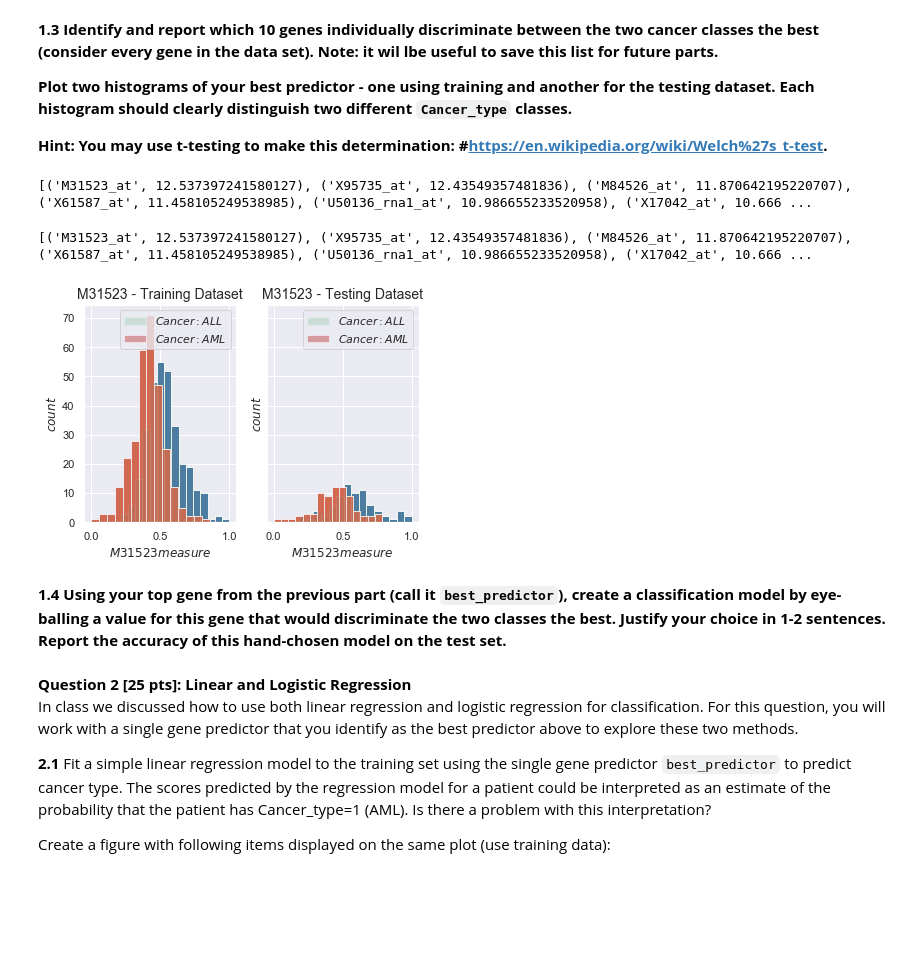
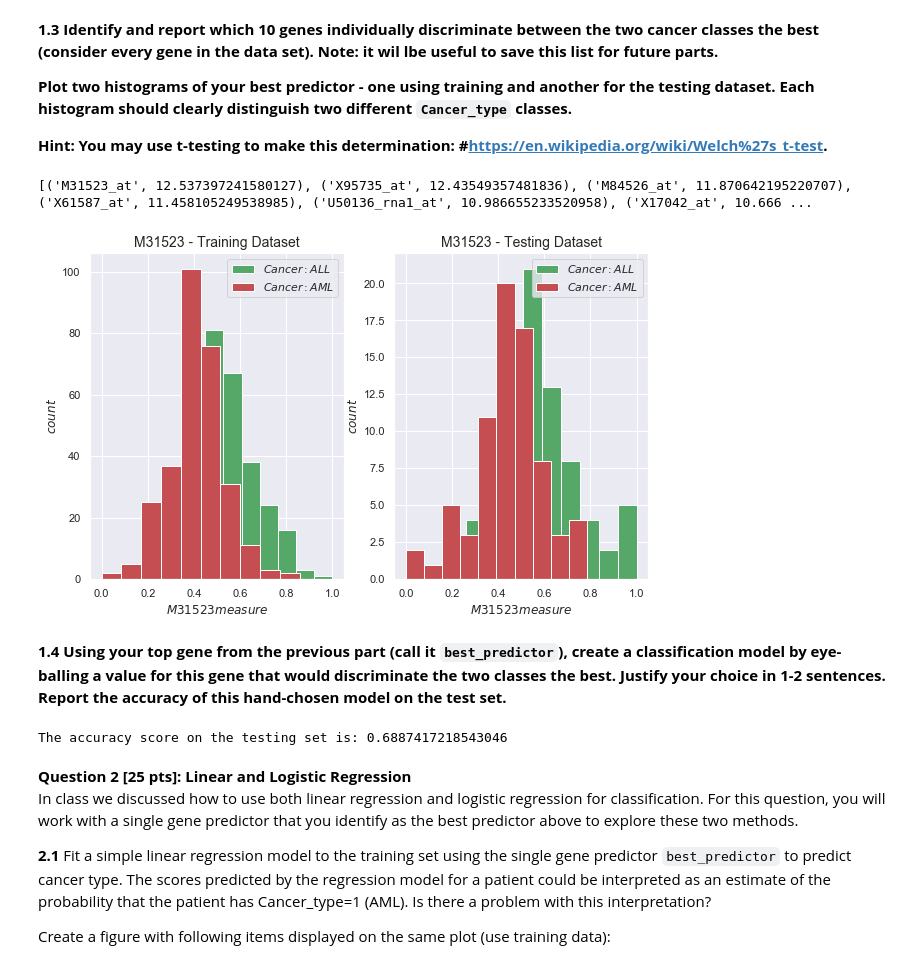
Before and after one commit to jadekessler3/2019-CS109A, a Jupyter notebook: content/homeworks/cs109a_hw4/cs109a_HW4.ipynb, the cells around one changed output. Drawn from its saved outputs; the diff is of its cells as text; code cells hidden in the pictures; blank space fills up the shorter version.

```diff
--- a/content/homeworks/cs109a_hw4/cs109a_HW4.ipynb
+++ b/content/homeworks/cs109a_hw4/cs109a_HW4.ipynb
@@ -147,7 +148,6 @@ The problem when p (predictors) > n (observations) in a classification model is
 
 **Hint: You may use t-testing to make this determination: #https://en.wikipedia.org/wiki/Welch%27s_t-test.**
 # %%
-#your code here
 ##identify and report which 10 genes individually discriminate between the two cancer classes the best
 
 #join the Cancer_type column (y_train) to the normalized X_train dataset
@@ -164,12 +164,12 @@ df_cancer_type_aml = df_cancer_type_aml.drop(columns = ['Cancer_type'])
 t_stat_results = {}
 
 for col in df_cancer_type_all:
-    #calculate mean, std, and n for each feature/gene
+    #calculate mean, std, and n for each feature/gene in class ALL
     mean_all = df_cancer_type_all[col].mean()
     std_all = df_cancer_type_all[col].std()
     count_all = df_cancer_type_all[col].count()
 
-    #calculate mean, std, and n for each feature/gene
+    #calculate mean, std, and n for each feature/gene in class AML
     mean_aml = df_cancer_type_aml[col].mean()
     std_aml = df_cancer_type_aml[col].std()
     count_aml = df_cancer_type_aml[col].count()
@@ -181,7 +181,4 @@ for col in df_cancer_type_all:
     t_stat_results[col] = t_stat
 
 sorted_t_stat_results = sorted(t_stat_results.items(), key=operator.itemgetter(1), reverse=True)
-print(sorted_t_stat_results)
-# %% [output]
-[('M31523_at', 12.537397241580127), ('X95735_at', 12.43549357481836), ('M84526_at', 11.870642195220707), ('X61587_at', 11.458105249538985), ('U50136_rna1_at', 10.986655233520958), ('X17042_at', 10.666 ...
 # %%
@@ -192,39 +188,38 @@ print(top_ten_genes)
 # %% [output]
 [('M31523_at', 12.537397241580127), ('X95735_at', 12.43549357481836), ('M84526_at', 11.870642195220707), ('X61587_at', 11.458105249538985), ('U50136_rna1_at', 10.986655233520958), ('X17042_at', 10.666 ...
 # %%
-#your code here
 ##plot histograms for best predictor M31523_at w/ t-stat = 12.537397241580127
-n_bins = 15;
+n_bins = 10;
 
-fig, axs = plt.subplots(1, 2, sharey=True);
+fig, axs = plt.subplots(1, 2, figsize=(10, 6));
 
 #plot training data histogram
 axs[0].hist(df_cancer_type_all['M31523_at'], bins=n_bins);
 axs[0].hist(df_cancer_type_aml['M31523_at'], bins=n_bins);
-axs[0].hist(df_cancer_type_all['M31523_at'], alpha=0.2, bins=n_bins, label=r'$Cancer : ALL$');
-axs[0].hist(df_cancer_type_aml['M31523_at'], alpha=0.5, bins=n_bins, label=r'$Cancer : AML$');
-axs[0].set_xlabel(r'$M31523 measure$')
-axs[0].set_ylabel(r'$count$')
+axs[0].hist(df_cancer_type_all['M31523_at'], bins=n_bins, label='$Cancer : ALL$');
+axs[0].hist(df_cancer_type_aml['M31523_at'], bins=n_bins, label='$Cancer : AML$');
+axs[0].set_xlabel('$M31523 measure$')
+axs[0].set_ylabel('$count$')
 axs[0].set_title('M31523 - Training Dataset', fontsize=14)
 axs[0].legend(loc='best');
 
 #repeat normalization and data split from before for testing data
 normalized_df_test = X_test.join(y_test)
 df_cancer_type_all_test = normalized_df_test[normalized_df_test['Cancer_type'] == 0]
 df_cancer_type_all_test = df_cancer_type_all_test.drop(columns = ['Cancer_type'])
 df_cancer_type_aml_test = normalized_df_test[normalized_df_test['Cancer_type'] == 1]
 df_cancer_type_aml_test = df_cancer_type_aml_test.drop(columns = ['Cancer_type'])
 
 #plot testing data histogram
 axs[1].hist(df_cancer_type_all_test['M31523_at'], bins=n_bins);
 axs[1].hist(df_cancer_type_aml_test['M31523_at'], bins=n_bins);
-axs[1].hist(df_cancer_type_all_test['M31523_at'], alpha=0.2, bins=n_bins, label=r'$Cancer : ALL$');
-axs[1].hist(df_cancer_type_aml_test['M31523_at'], alpha=0.5, bins=n_bins, label=r'$Cancer : AML$');
-axs[1].set_xlabel(r'$M31523 measure$')
-axs[1].set_ylabel(r'$count$')
+axs[1].hist(df_cancer_type_all_test['M31523_at'], bins=n_bins, label='$Cancer : ALL$');
+axs[1].hist(df_cancer_type_aml_test['M31523_at'], bins=n_bins, label='$Cancer : AML$');
+axs[1].set_xlabel('$M31523 measure$')
+axs[1].set_ylabel('$count$')
 axs[1].set_title('M31523 - Testing Dataset', fontsize=14)
 axs[1].legend(loc='best');
 # %% [output]
-[figure, old version]
+[figure, new version]
 # %% [markdown]
 **1.4 Using your top gene from the previous part (call it  `best_predictor`), create a classification model by eye-balling a value for this gene that would discriminate the two classes the best. Justify your choice in 1-2 sentences. Report the accuracy of this hand-chosen model on the test set.**
@@ -233,3 +226,47 @@ axs[1].legend(loc='best');
+# %%
+#your code here
+best_predictor = 'M31523_at' #from previous question
+
+#estimate value that would descriminate the best by getting middle point between means of two distributions
+#Rational is that the Cancer_type is more likely to be ALL if the gene/predictor value is higher than the middle point of the two distribution means and the reverse for AML.
+mean_all = df_cancer_type_all['M31523_at'].mean()
+mean_aml = df_cancer_type_aml['M31523_at'].mean()
+est_value = (mean_all + mean_aml)/2 # this is our estimated value
+
+#initialize prediction array
+y_eye_ball_pred_train = []
+y_eye_ball_pred_test = []
+
+#loop through training dataframe and categorize in two classes depending on where best predictor value falls wrt to estimated value
+for item in X_train[best_predictor].iteritems():
+    if item[1] <= est_value:
+        y_eye_ball_pred_train.append(1) #AML
+    elif item[1] >= est_value:
+        y_eye_ball_pred_train.append(0) #ALL
+
+#loop through testing dataframe and categorize in two classes depending on where best predictor value falls wrt to estimated value
+for item in X_test[best_predictor].iteritems():
+    if item[1] <= est_value:
+        y_eye_ball_pred_test.append(1) #AML
+    elif item[1] >= est_value:
+        y_eye_ball_pred_test.append(0) #ALL
+
+#accuracy testing
+accurate_predictions = []
+accurate_pred_count = 0
+
+for i, pred in enumerate(y_eye_ball_pred_test):
+    if pred == int(y_test.iloc[i]):
+        accurate_predictions.append(True)
+        accurate_pred_count += 1
+    elif pred != int(y_test.iloc[i]):
+        accurate_predictions.append(False)
+
+total_pred_count = len(accurate_predictions)
+accuracy_score = accurate_pred_count / total_pred_count
+print("The accuracy score on the testing set is: {}".format(accuracy_score))
+# %% [output]
+The accuracy score on the testing set is: 0.6887417218543046
 # %% [markdown]
 <div class='exercise'><b> Question 2 [25 pts]: Linear and Logistic Regression  </b></div>
 
```
Also changed, not shown: parts of 46 cells of this notebook, 4 other files.
